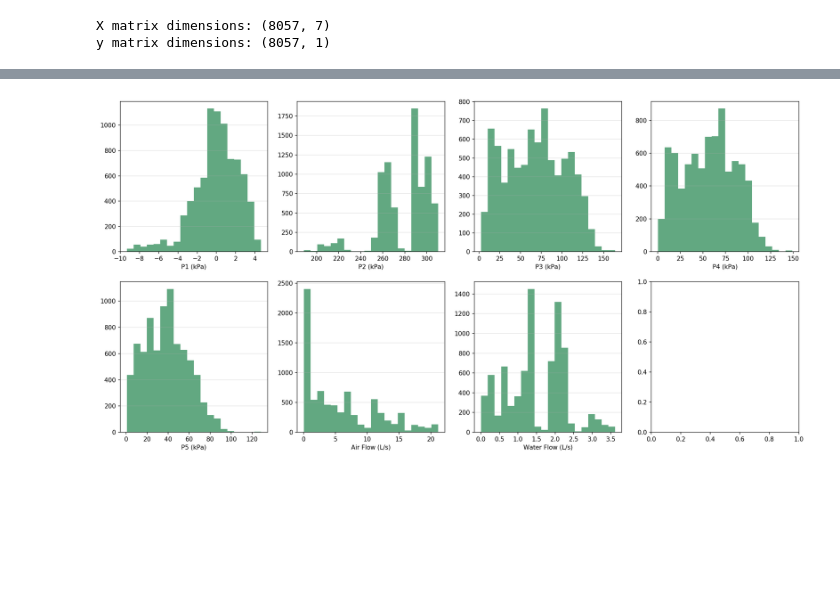
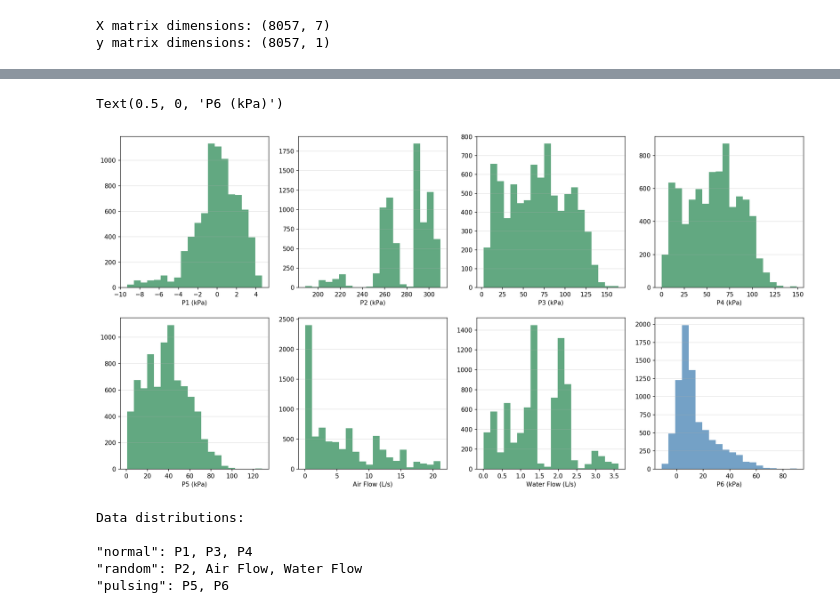
Before and after one commit to triton-wolfe/CHbE-6745-4745-Group-Project, a Jupyter notebook: Group Project.ipynb, the cells around one changed output, grey strips where cells are left out. Cells and saved outputs as stored; diff of their text form; code cells hidden in the pictures; blank space fills up the shorter version.

Commit message:
Data distribution
data distribution

```diff
--- a/Group Project.ipynb
+++ b/Group Project.ipynb
@@ -33,7 +33,8 @@ real_rows = numeric_map.all(axis = 1).copy().values
 X = np.array(all_data[real_rows, 1:], dtype = 'float')
 y = np.array(all_data[real_rows, 0], dtype = 'float')
 y = y.reshape(-1, 1)
-x_names = [str(x) for x in df.columns[1:]]
+x_names = [str(x) for x in df.columns[2:]]
+y_name = df.columns[1]
 
 print('X matrix dimensions: {}'.format(X.shape))
 print('y matrix dimensions: {}'.format(y.shape))
@@ -49,11 +50,27 @@ Image(filename='two-phase flow pressure drop.png')
 # %%
+#distribution of each feature
 fig, axes = plt.subplots(2, 4, figsize = (20, 10), dpi = 150)
 for i in range(2):
     for j in range(4):
         feature = i*4+j
         if feature <= 6:
             axes[i,j].grid(axis='y', linestyle='-', linewidth=1, alpha=0.3)
             axes[i,j].hist(X[:,feature], bins=20, facecolor='seagreen', alpha=0.75)
-            axes[i,j].set_xlabel(x_names[feature+1])
+            axes[i,j].set_xlabel(x_names[feature])
+#distribution of target variable
+axes[1,3].grid(axis='y', linestyle='-', linewidth=1, alpha=0.3)
+axes[1,3].hist(y, bins=20, facecolor='steelblue', alpha=0.75)
+axes[1,3].set_xlabel(y_name)
 # %% [output]
+Text(0.5, 0, 'P6 (kPa)')
-[figure, old version]
+[figure, new version]
+# %%
+print('Data distributions:\n\n"normal": P1, P3, P4')
+print('"random": P2, Air Flow, Water Flow')
+print('"pulsing": P5, P6')
+# %% [output]
+Data distributions:
+
+"normal": P1, P3, P4
+"random": P2, Air Flow, Water Flow
+"pulsing": P5, P6
```
Also changed, not shown: parts of 1 cell of this notebook.
